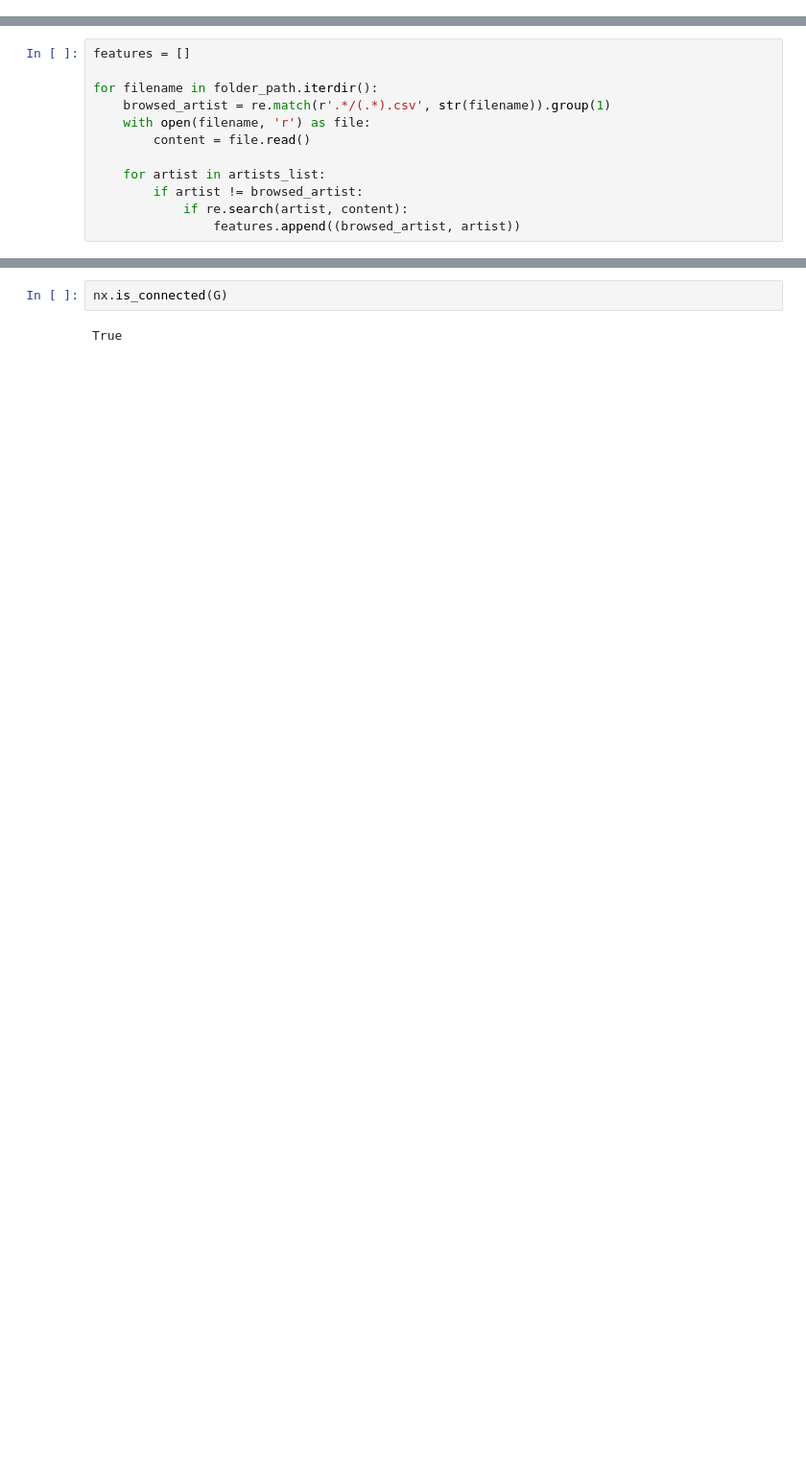
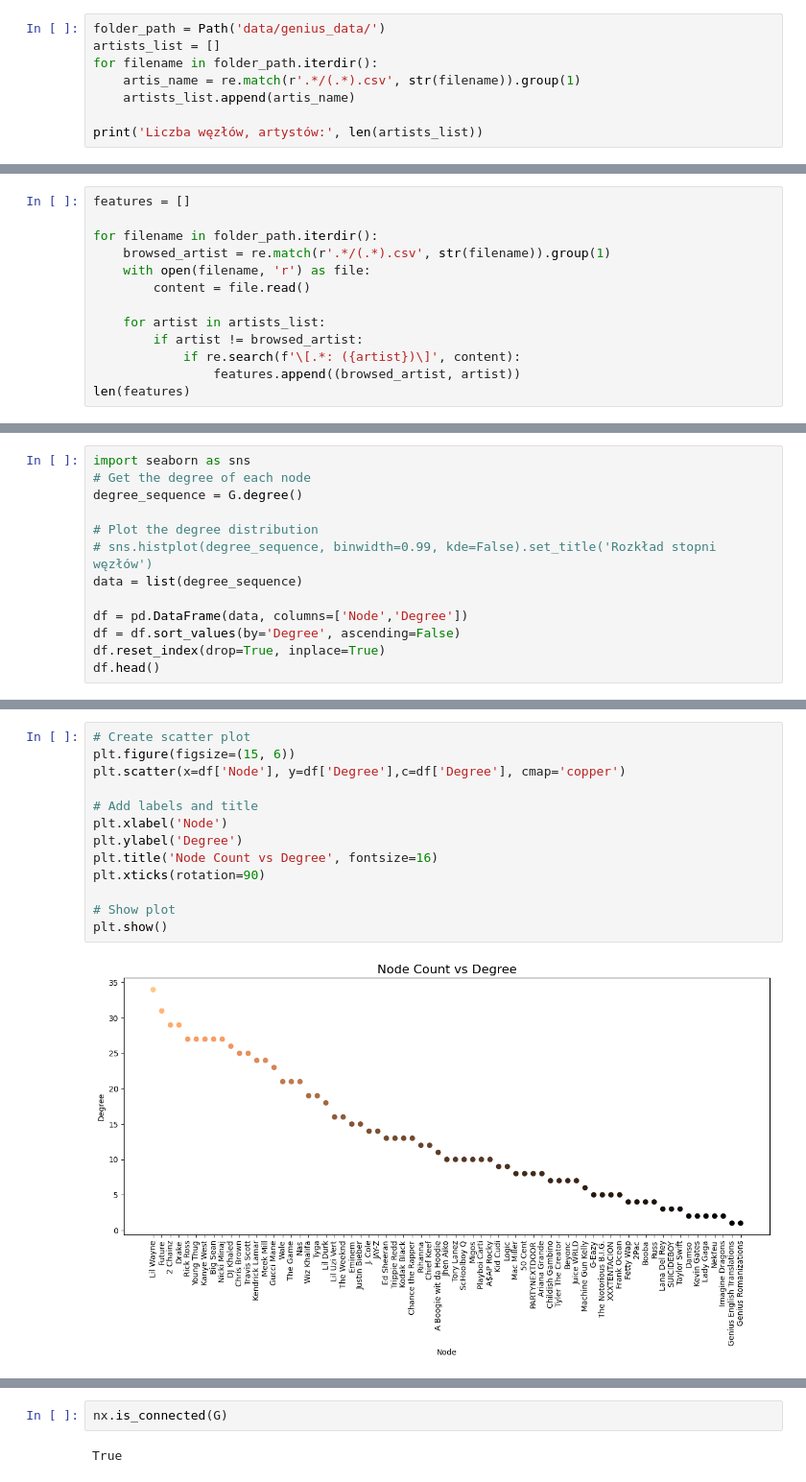
Before and after one commit to stethbo/networks_wust, a Jupyter notebook: music-project/music_network.ipynb, the cells around one changed output, grey strips where cells are left out. Shown: that part at 96% size. Cells and saved outputs as stored; diff of their text form; blank space fills up the shorter version.

```diff
--- a/music-project/music_network.ipynb
+++ b/music-project/music_network.ipynb
@@ -28,0 +25,8 @@ len(artists_list), artists_list[:10]
+# %%
+folder_path = Path('data/genius_data/')
+artists_list = []
+for filename in folder_path.iterdir():
+    artis_name = re.match(r'.*/(.*).csv', str(filename)).group(1)
+    artists_list.append(artis_name)
+
+print('Liczba węzłów, artystów:', len(artists_list))
@@ -36,5 +44,6 @@ for filename in folder_path.iterdir():
 
     for artist in artists_list:
         if artist != browsed_artist:
-            if re.search(artist, content):
+            if re.search(f'\[.*: ({artist})\]', content):
                 features.append((browsed_artist, artist))
+len(features)
@@ -45,0 +105,13 @@ G = nx.Graph(features)
+# %%
+import seaborn as sns
+# Get the degree of each node
+degree_sequence = G.degree()
+
+# Plot the degree distribution
+# sns.histplot(degree_sequence, binwidth=0.99, kde=False).set_title('Rozkład stopni węzłów')
+data = list(degree_sequence)
+
+df = pd.DataFrame(data, columns=['Node','Degree'])
+df = df.sort_values(by='Degree', ascending=False)
+df.reset_index(drop=True, inplace=True)
+df.head()
@@ -45,0 +125,15 @@ G = nx.Graph(features)
+# %%
+# Create scatter plot
+plt.figure(figsize=(15, 6))
+plt.scatter(x=df['Node'], y=df['Degree'],c=df['Degree'], cmap='copper')
+
+# Add labels and title
+plt.xlabel('Node')
+plt.ylabel('Degree')
+plt.title('Node Count vs Degree', fontsize=16)
+plt.xticks(rotation=90)
+
+# Show plot
+plt.show()
+# %% [output]
+[figure, added]
```
Also changed, not shown: parts of 26 cells of this notebook, 2 other files.
